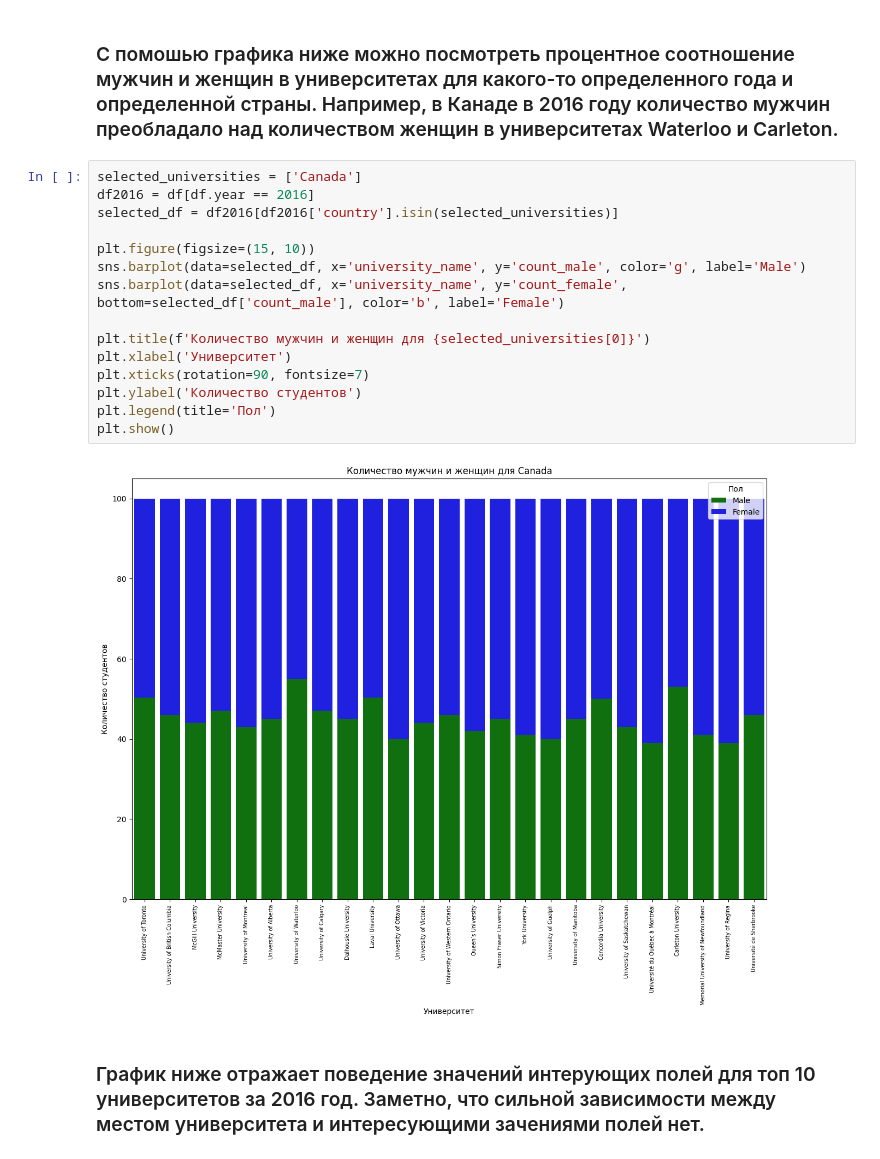
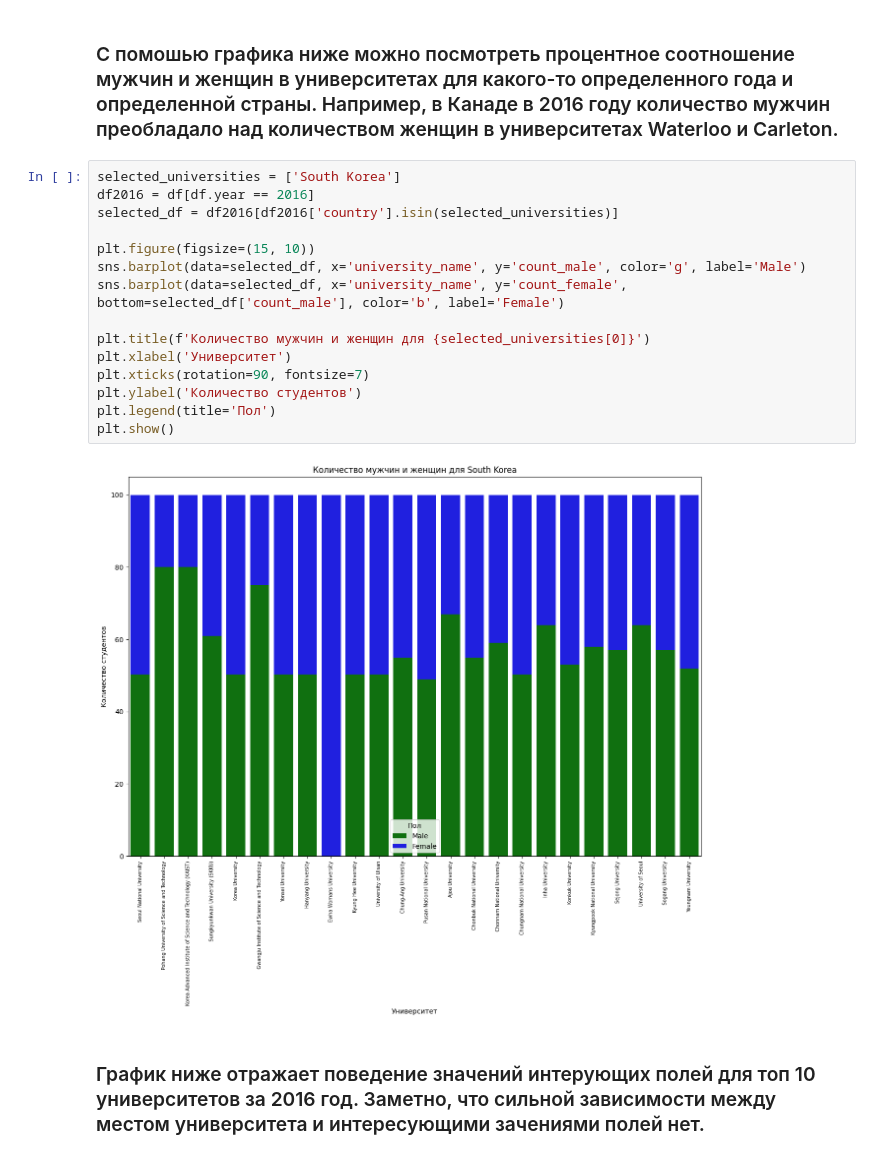
Before and after one commit to KseniaKotova/TMSds, a Jupyter notebook: HW13/Kotova_Ksenia_HW13.ipynb, the cells around one changed output. Saved outputs shown, nothing was run; the diff lists cells and outputs as text.

```diff
--- a/HW13/Kotova_Ksenia_HW13.ipynb
+++ b/HW13/Kotova_Ksenia_HW13.ipynb
@@ -223,22 +235,22 @@ array(['United States of America', 'United Kingdom', 'Switzerland',
 # %% [markdown]
 ### С помошью графика ниже можно посмотреть процентное соотношение мужчин и женщин в университетах для какого-то определенного года и определенной страны. Например, в Канаде в 2016 году количество мужчин преобладало над количеством женщин в университетах Waterloo и Carleton.
 # %%
-selected_universities = ['Canada']
+selected_universities = ['South Korea']
 df2016 = df[df.year == 2016]
 selected_df = df2016[df2016['country'].isin(selected_universities)]
 
 plt.figure(figsize=(15, 10))
 sns.barplot(data=selected_df, x='university_name', y='count_male', color='g', label='Male')
 sns.barplot(data=selected_df, x='university_name', y='count_female', bottom=selected_df['count_male'], color='b', label='Female')
 
 plt.title(f'Количество мужчин и женщин для {selected_universities[0]}')
 plt.xlabel('Университет')
 plt.xticks(rotation=90, fontsize=7)
 plt.ylabel('Количество студентов')
 plt.legend(title='Пол')
 plt.show()
 # %% [output]
-[figure, old version]
+[figure, new version]
 # %% [markdown]
 ### График ниже отражает поведение значений интерующих полей для топ 10 университетов за 2016 год. Заметно, что сильной зависимости между местом университета и интересующими зачениями полей нет.
 # %%
```
Also changed, not shown: parts of 6 cells of this notebook, 2 other files.
